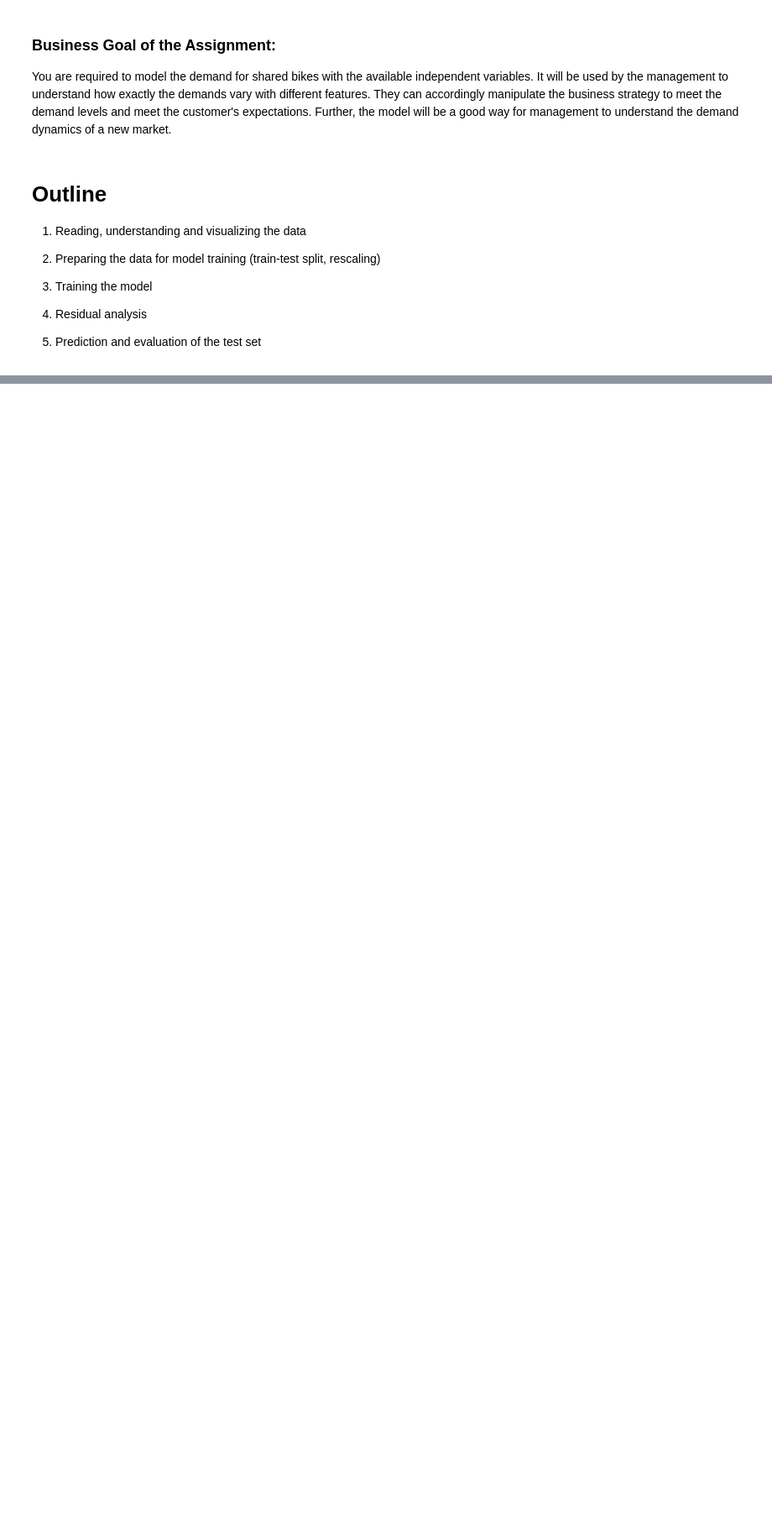
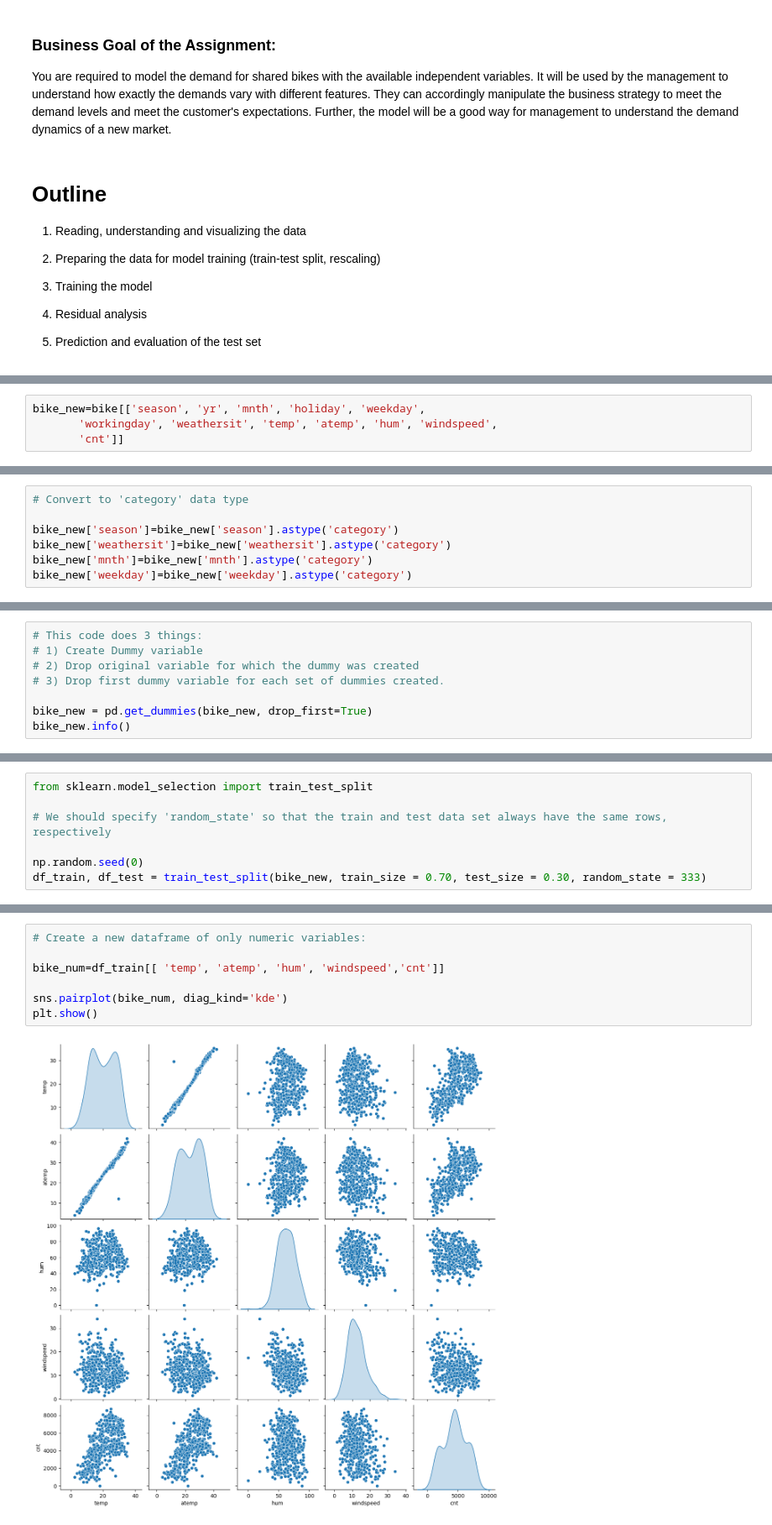
Before and after one commit to guptamadhur/Bike-Sharing-Assignment, a Jupyter notebook: MG Bike Rental Linear Regression Assignment.ipynb, the cells around one changed output, grey strips where cells are left out. Shown at 84% size. Cells and saved outputs as stored; diff of their text form; blank space fills up the shorter version.

Commit message:
Linear Regression Model

```diff
--- a/MG Bike Rental Linear Regression Assignment.ipynb
+++ b/MG Bike Rental Linear Regression Assignment.ipynb
@@ -721,0 +241,4 @@ df_test[scaler_var] = scaler.transform(df_test[scaler_var])
+# %%
+bike_new=bike[['season', 'yr', 'mnth', 'holiday', 'weekday',
+       'workingday', 'weathersit', 'temp', 'atemp', 'hum', 'windspeed',
+       'cnt']]
@@ -721,0 +295,7 @@ df_test[scaler_var] = scaler.transform(df_test[scaler_var])
+# %%
+# Convert to 'category' data type
+
+bike_new['season']=bike_new['season'].astype('category')
+bike_new['weathersit']=bike_new['weathersit'].astype('category')
+bike_new['mnth']=bike_new['mnth'].astype('category')
+bike_new['weekday']=bike_new['weekday'].astype('category')
@@ -721,0 +324,8 @@ df_test[scaler_var] = scaler.transform(df_test[scaler_var])
+# %%
+# This code does 3 things:
+# 1) Create Dummy variable
+# 2) Drop original variable for which the dummy was created
+# 3) Drop first dummy variable for each set of dummies created.
+
+bike_new = pd.get_dummies(bike_new, drop_first=True)
+bike_new.info()
@@ -721,0 +385,7 @@ df_test[scaler_var] = scaler.transform(df_test[scaler_var])
+# %%
+from sklearn.model_selection import train_test_split
+
+# We should specify 'random_state' so that the train and test data set always have the same rows, respectively
+
+np.random.seed(0)
+df_train, df_test = train_test_split(bike_new, train_size = 0.70, test_size = 0.30, random_state = 333)
@@ -721,0 +480,9 @@ df_test[scaler_var] = scaler.transform(df_test[scaler_var])
+# %%
+# Create a new dataframe of only numeric variables:
+
+bike_num=df_train[[ 'temp', 'atemp', 'hum', 'windspeed','cnt']]
+
+sns.pairplot(bike_num, diag_kind='kde')
+plt.show()
+# %% [output]
+[figure, added]
```
Also changed, not shown: parts of 292 cells of this notebook.
